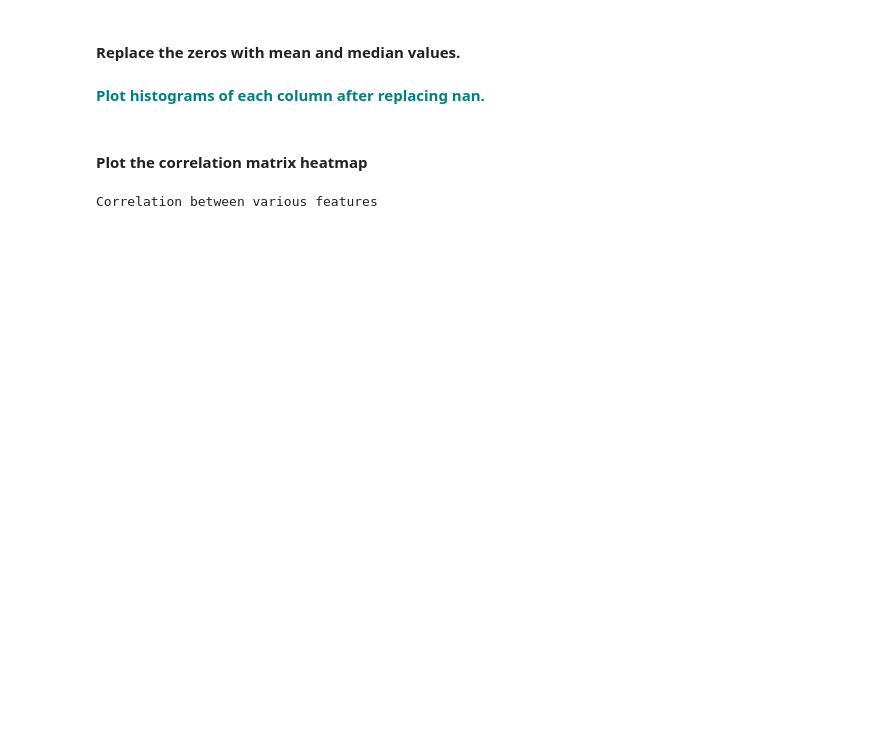
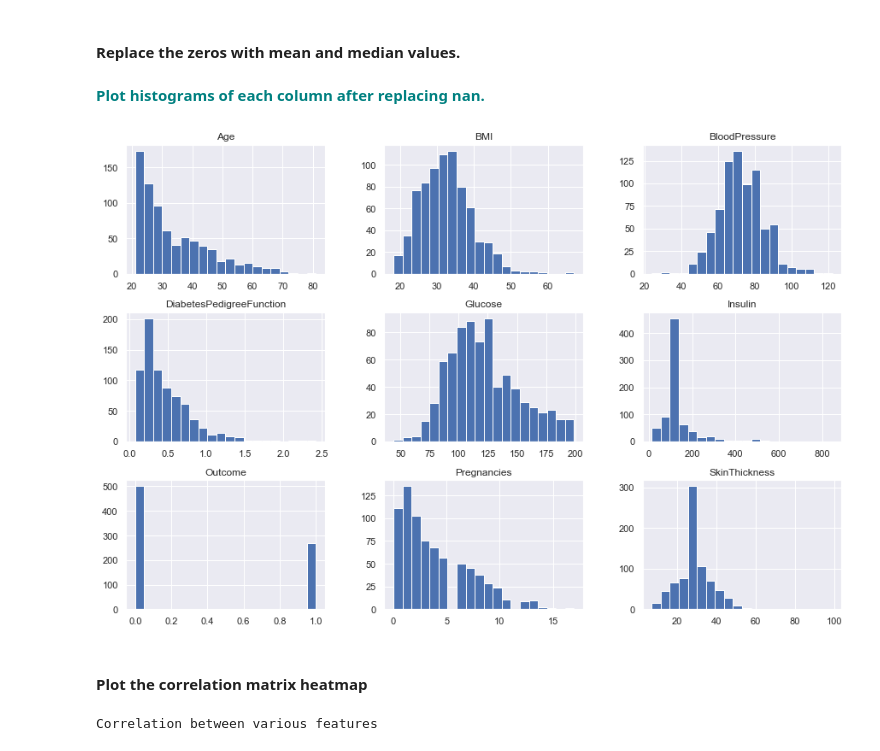
Before and after one commit to mf11y/Data_Sci_Projects, a Jupyter notebook: Grid Search KNN/GridSearchKNN_Case_Study.ipynb, the cells around one changed output. Cells and saved outputs as stored; diff of their text form; code cells hidden in the pictures; blank space fills up the shorter version.

```diff
--- a/Grid Search KNN/GridSearchKNN_Case_Study.ipynb
+++ b/Grid Search KNN/GridSearchKNN_Case_Study.ipynb
@@ -90,6 +83,10 @@ diabetes_data['Insulin'].fillna(diabetes_data['Insulin'].median(), inplace = Tru
 diabetes_data['BMI'].fillna(diabetes_data['BMI'].median(), inplace = True)
 # %% [markdown]
 **<font color='teal'> Plot histograms of each column after replacing nan. </font>**
+# %%
+diabetes_data.hist(figsize=(15,10),bins=20);
+# %% [output]
+[figure, added]
 # %% [markdown]
 #### Plot the correlation matrix heatmap
 # %%
```
Also changed, not shown: parts of 26 cells of this notebook.
